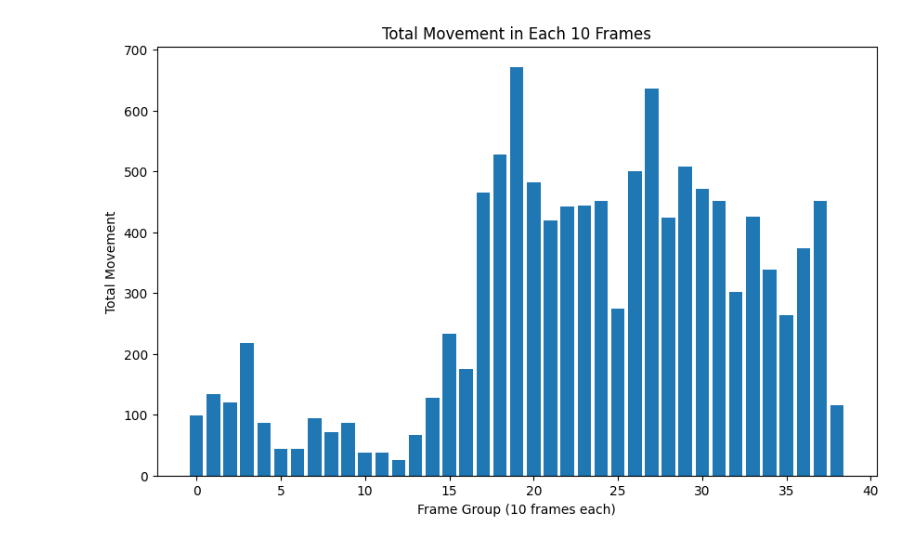
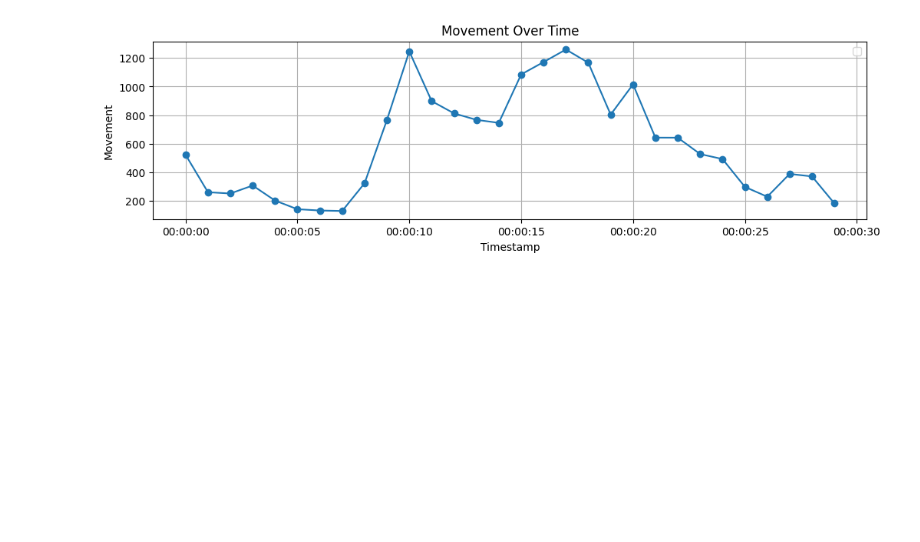
Before and after one commit to cdiddy77/clip-dk, a Jupyter notebook: notebooks/measure_movement.ipynb, the cells around one changed output. Saved outputs shown, nothing was run; the diff lists cells and outputs as text; code cells hidden in the pictures; blank space fills up the shorter version.

```diff
--- a/notebooks/measure_movement.ipynb
+++ b/notebooks/measure_movement.ipynb
@@ -33,21 +0,0 @@ Speed: 0.9ms preprocess, 26.7ms inference, 0.4ms postprocess per image at shape
-# %%
-import matplotlib.pyplot as plt
-
-
-# Measure movement for each frame
-movements = [utils.measure_movement(foo,i) for i in range(1,len(foo.frames))]
-
-frames_interval=30
-# Calculate the sum of movements for each 10 frames
-movement_sums = [sum(movements[i:i+frames_interval]) for i in range(0, len(movements), frames_interval)]
-
-
-# Plot the bar chart
-plt.figure(figsize=(10, 6))
-plt.bar(range(len(movement_sums)), movement_sums)
-plt.xlabel('Frame Group (10 frames each)')
-plt.ylabel('Total Movement')
-plt.title('Total Movement in Each 10 Frames')
-plt.show()
-# %% [output]
-[figure, removed]
@@ -53,0 +7,47 @@ plt.show()
+# %%
+
+deepsort_dir = '../ungitable/deepsort'
+
+def load_deepsort_output(clip_id: str, deepsort_dir: str) -> DeepsortOutput:
+    file_path = os.path.join(deepsort_dir, f"{clip_id}.mp4.deepsort.json")
+    if os.path.isfile(file_path):
+        return parse_deepsort_output(file_path)
+    else:
+        raise FileNotFoundError(f"No deepsort output file found for clip ID: {clip_id}")
+
+def create_movement_timeseries(deepsort_output: DeepsortOutput) -> pd.DataFrame:
+    mv = create_movement_by_frame(deepsort_output)
+    mv_df = pd.DataFrame(mv)
+    mv_df['ts'] = pd.to_datetime(mv_df['ts'], unit='s')
+
+    # Set the 'ts' column as the index and convert it to a datetime index
+    mv_df.set_index('ts', inplace=True)
+
+    # Resample the dataframe into 500ms intervals and calculate the mean movement for each interval
+    mv_df_resampled = mv_df.resample('1000ms').sum()
+
+    mv_df.reset_index(inplace=True)
+
+    # Reset the index to get 'ts' back as a column
+    mv_df_resampled.reset_index(inplace=True)
+    return mv_df_resampled
+
+def plot_movement_timeseries(mv_df_resampled: pd.DataFrame) -> None:
+    # Plot the resampled dataframe as a time series
+    plt.figure(figsize=(12, 3))
+    plt.plot(mv_df_resampled['ts'], mv_df_resampled['movement'], marker='o', linestyle='-')
+    plt.title(f'Movement Over Time')
+    plt.xlabel('Timestamp')
+    plt.ylabel('Movement')
+    plt.grid(True)
+    plt.legend()
+    plt.show()
+
+def plot_movement(clip_id: str, deepsort_dir: str) -> None:
+    deepsort_output = load_deepsort_output(clip_id, deepsort_dir)
+    mv_by_frame = create_movement_timeseries(deepsort_output)
+    plot_movement_timeseries(mv_by_frame)
+# %%
+plot_movement('7Rw7hZTxXY75yX3b', deepsort_dir)
+# %% [output]
+[figure, added]
```
Also changed, not shown: parts of 4 cells of this notebook, 5 other files.
